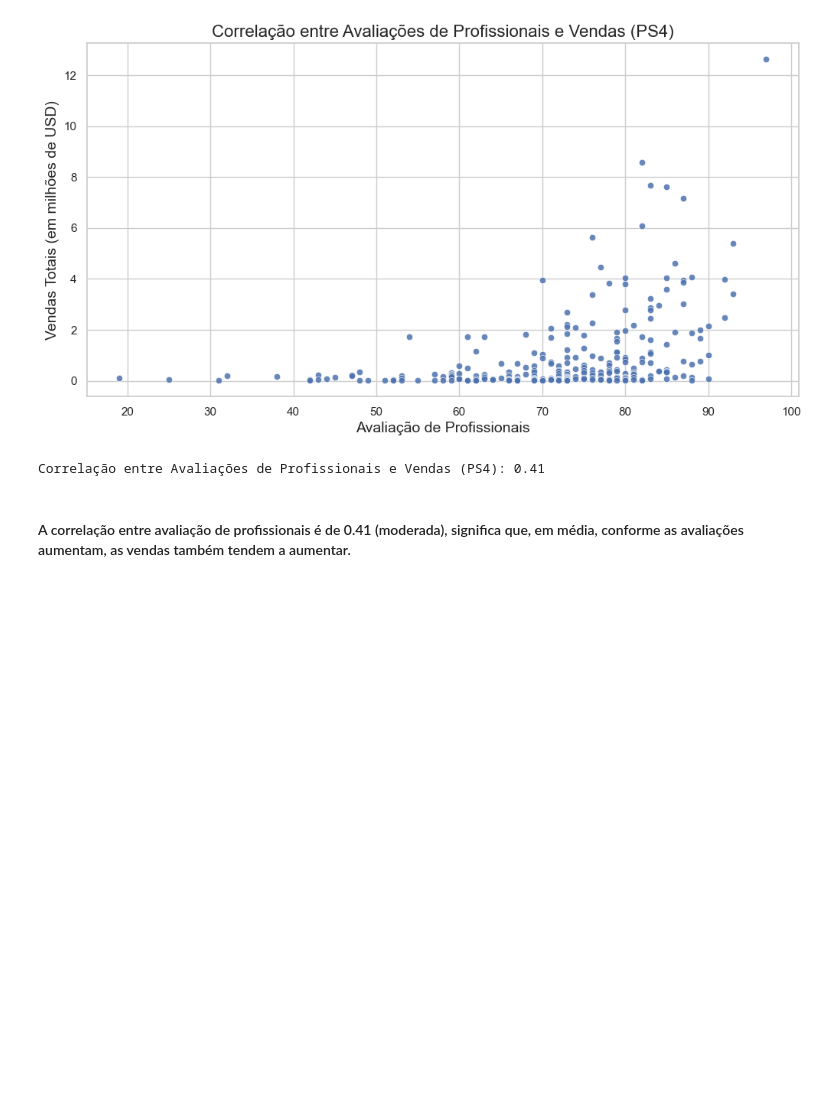
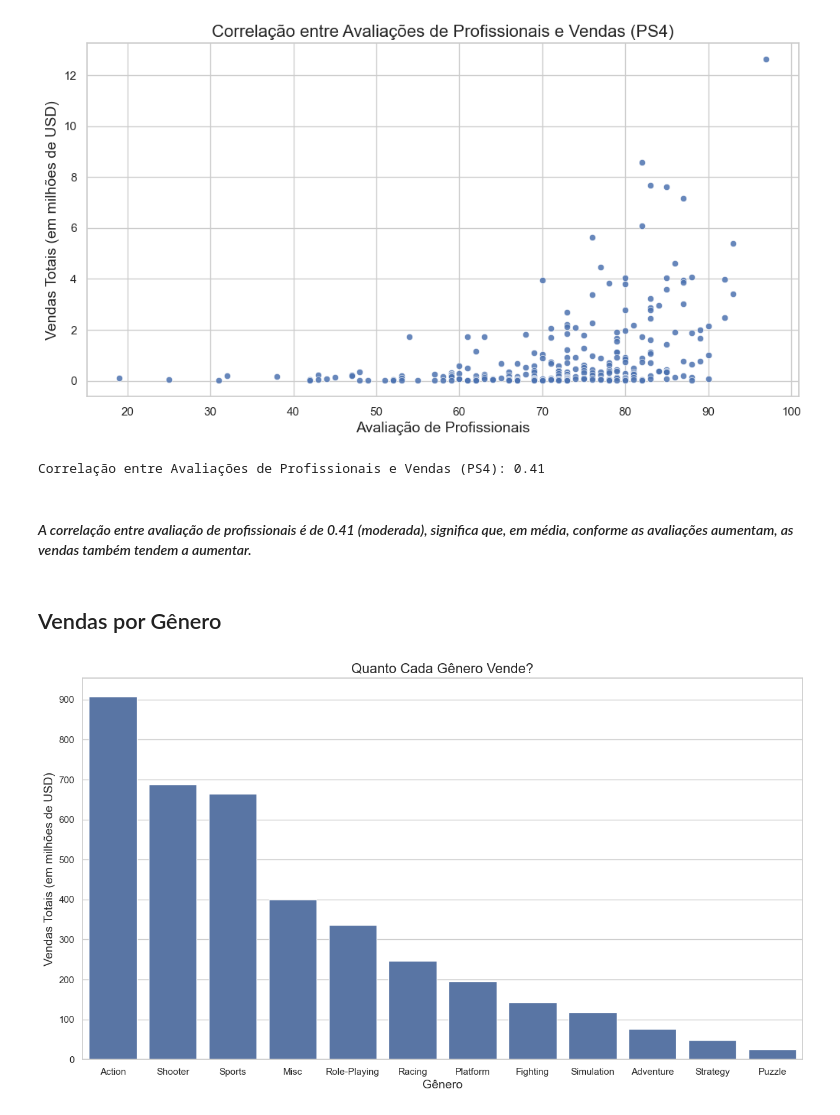
Before and after one commit to henriquetargino/games, a Jupyter notebook: EDA.ipynb, the cells around one changed output. Drawn from its saved outputs; the diff is of its cells as text; code cells hidden in the pictures; blank space fills up the shorter version.

Commit message:
gráfico generos

```diff
--- a/EDA.ipynb
+++ b/EDA.ipynb
@@ -436,4 +436,19 @@ print(f"Correlação entre Avaliações de Profissionais e Vendas (PS4): {correl
 [figure]
 Correlação entre Avaliações de Profissionais e Vendas (PS4): 0.41
 # %% [markdown]
-#### A correlação entre avaliação de profissionais é de 0.41 (moderada), significa que, em média, conforme as avaliações aumentam, as vendas também tendem a aumentar.
+#### *A correlação entre avaliação de profissionais é de 0.41 (moderada), significa que, em média, conforme as avaliações aumentam, as vendas também tendem a aumentar.*
+# %% [markdown]
+## Vendas por Gênero
+# %%
+genero_vendas = df_predict.groupby('genre')['total_sales'].sum().reset_index().sort_values(by='total_sales', ascending=False)
+
+plt.figure(figsize=[15,8])
+sns.barplot(data=genero_vendas, x='genre',y='total_sales')
+
+plt.title('Quanto Cada Gênero Vende?', fontsize=16)
+plt.xlabel('Gênero', fontsize=14)
+plt.ylabel('Vendas Totais (em milhões de USD)', fontsize=14)
+plt.yticks(range(0, 1000, 100))
+plt.show()
+# %% [output]
+[figure, added]
```
Also changed, not shown: parts of 6 cells of this notebook.
